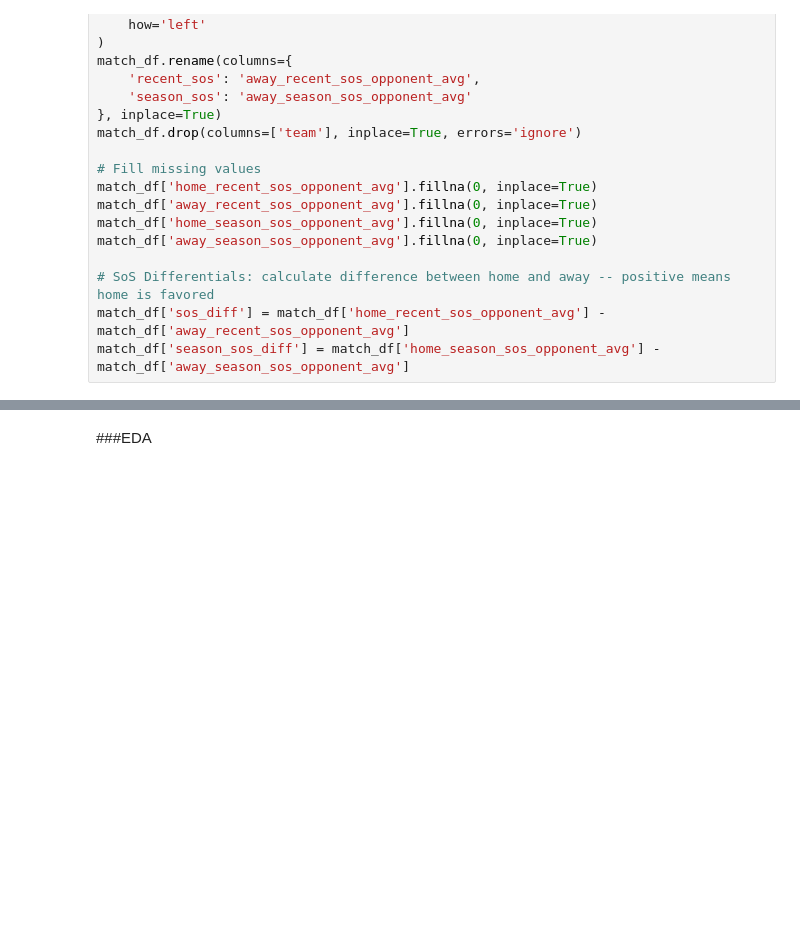
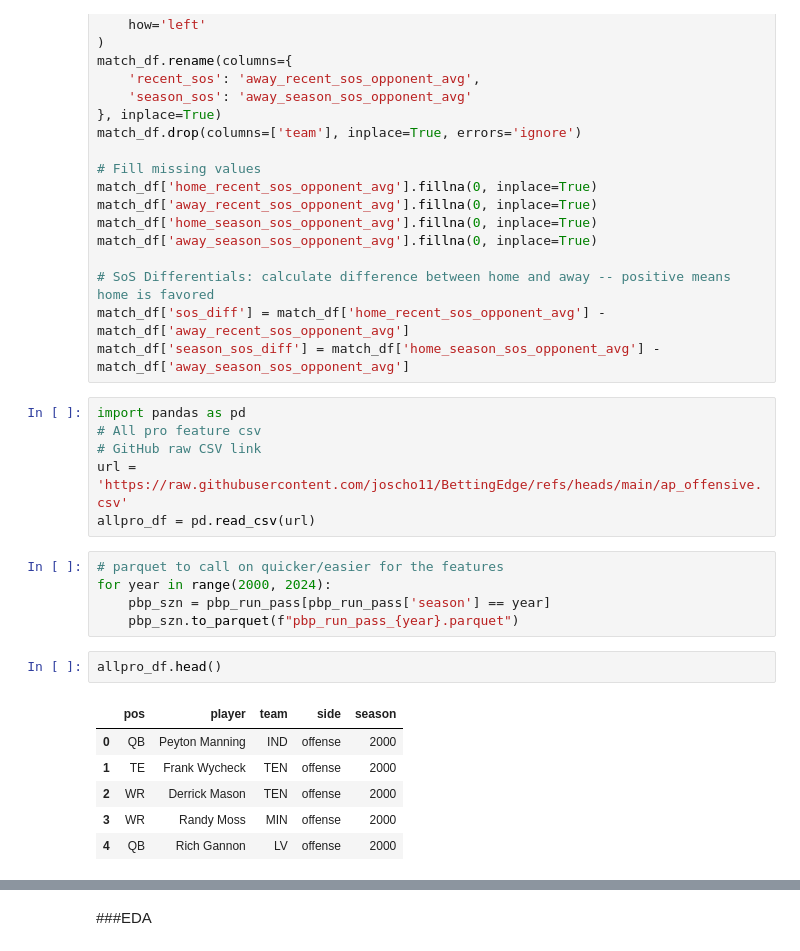
Before and after one commit to joscho11/BettingEdge, a Jupyter notebook: DS606_TeamE_Schoenbaum_Kuykendall_BettingEdge.ipynb, the cells around one changed output, grey strips where cells are left out. Cells and saved outputs as stored; diff of their text form; blank space fills up the shorter version.

```diff
--- a/DS606_TeamE_Schoenbaum_Kuykendall_BettingEdge.ipynb
+++ b/DS606_TeamE_Schoenbaum_Kuykendall_BettingEdge.ipynb
@@ -362,3 +362,23 @@ match_df['away_season_sos_opponent_avg'].fillna(0, inplace=True)
 # SoS Differentials: calculate difference between home and away -- positive means home is favored
 match_df['sos_diff'] = match_df['home_recent_sos_opponent_avg'] - match_df['away_recent_sos_opponent_avg']
 match_df['season_sos_diff'] = match_df['home_season_sos_opponent_avg'] - match_df['away_season_sos_opponent_avg']
+# %%
+import pandas as pd
+# All pro feature csv
+# GitHub raw CSV link
+url = 'https://raw.githubusercontent.com/joscho11/BettingEdge/refs/heads/main/ap_offensive.csv'
+allpro_df = pd.read_csv(url)
+# %%
+# parquet to call on quicker/easier for the features
+for year in range(2000, 2024):
+    pbp_szn = pbp_run_pass[pbp_run_pass['season'] == year]
+    pbp_szn.to_parquet(f"pbp_run_pass_{year}.parquet")
+# %%
+allpro_df.head()
+# %% [output]
+|  | pos | player | team | side | season |
+| 0 | QB | Peyton Manning | IND | offense | 2000 |
+| 1 | TE | Frank Wycheck | TEN | offense | 2000 |
+| 2 | WR | Derrick Mason | TEN | offense | 2000 |
+| 3 | WR | Randy Moss | MIN | offense | 2000 |
+| 4 | QB | Rich Gannon | LV | offense | 2000 |
```
Also changed, not shown: parts of 9 cells of this notebook.
